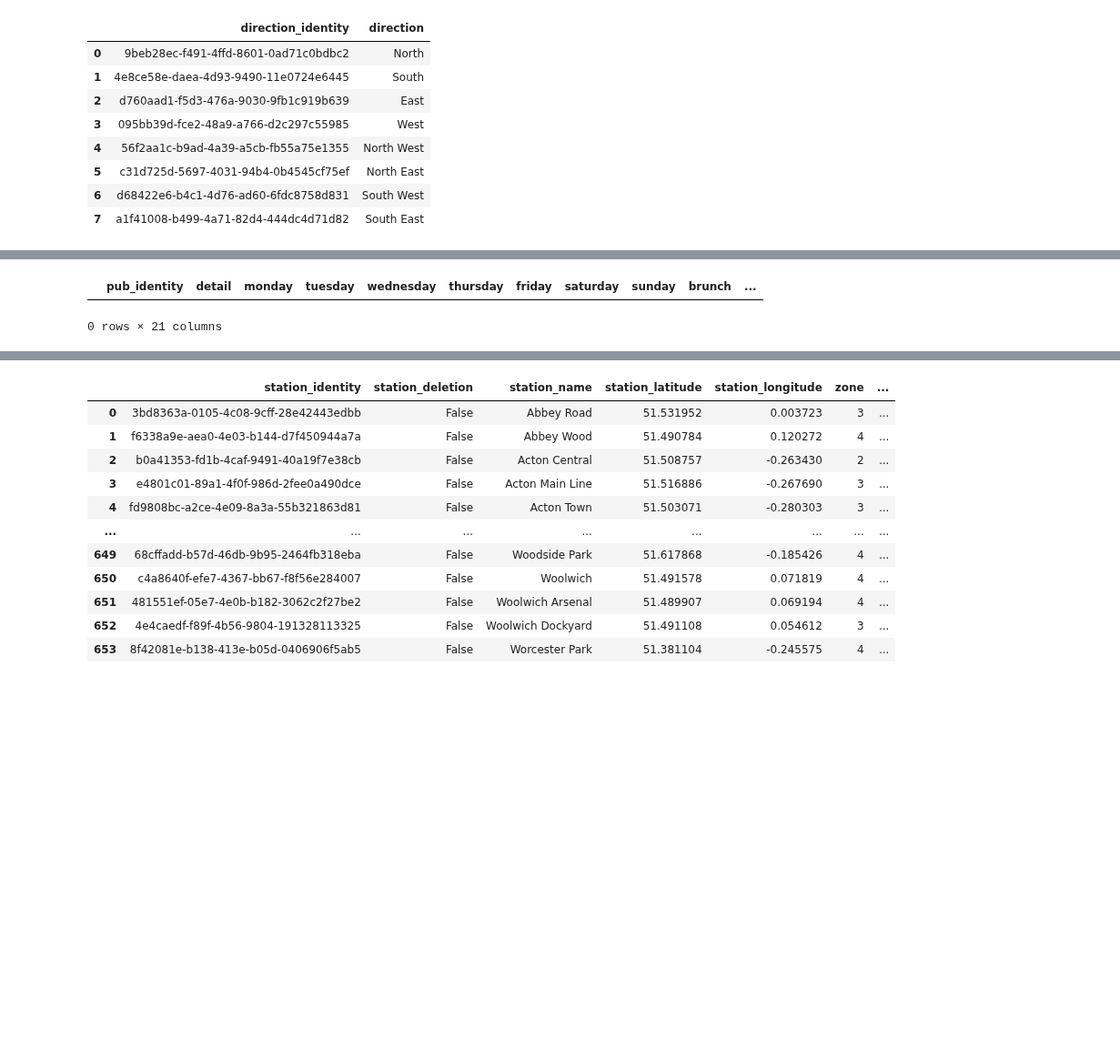
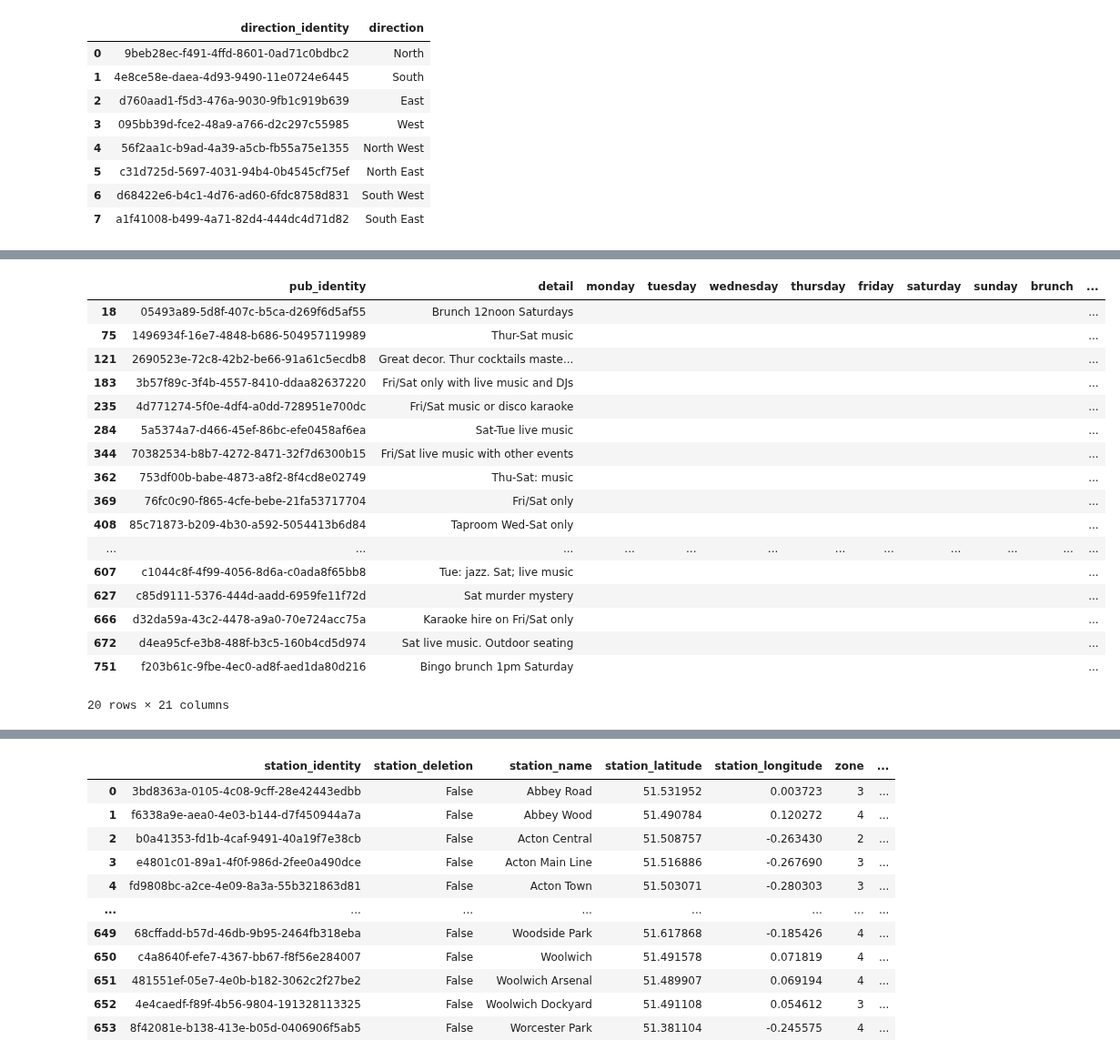
Before and after one commit to cartsmate/thepubcrawls, a Jupyter notebook: stations_edit.ipynb, the cells around one changed output, grey strips where cells are left out. Shown at 91% size. Saved outputs shown, nothing was run; the diff lists cells and outputs as text; code cells hidden in the pictures; blank space fills up the shorter version.

```diff
--- a/stations_edit.ipynb
+++ b/stations_edit.ipynb
@@ -163,15 +136,58 @@ df2.shape[0]
-# %%
-import os
-import uuid
-import pandas as pd
-cwd = os.getcwd()
-df = pd.read_csv(cwd + '/files/diary.csv')
-df = df.fillna('')
-# df = df.drop('live', axis=1)
-df2 = df[df['detail'].str.contains("Sun")]
-df2.head(1)
-# df2
-# %% [output]
-|  | pub_identity | detail | monday | tuesday | wednesday | thursday | friday | saturday | sunday | brunch | ... |
-0 rows × 21 columns
+# %%
+import os
+import uuid
+import pandas as pd
+cwd = os.getcwd()
+df = pd.read_csv(cwd + '/files/pubs.csv')
+df2 = df.loc[df['rank'] == '1.0']
+df2.shape[0]
+# df['direction'] = ""
+# df.loc[df['postcode'].str[:1] == 'N', 'direction'] = "North"
+# df.loc[df['postcode'].str[:1] == 'S', 'direction'] = "South"
+# df.loc[df['postcode'].str[:1] == 'E', 'direction'] = "East"
+# df.loc[df['postcode'].str[:1] == 'W', 'direction'] = "West"
+
+# df['col'].str.slice(0, 9)
+# df.loc[df['postcode'].str[:2].isin(['WC','EC']), 'direction'] = "Central"
+# df2 = df.loc[df['postcode'].str[:1] == 'N']
+# # df3 = df2.loc[~df2['postcode'].str[:2].isin(['W1','W2','W3','W4','W5','W6','W7','W8','W9','WC'])]
+# # df3 = df2.loc[~df2['postcode'].str[:2].isin(['E1','E2','E3','E4','E5','E6','E7','E8','E9','EC'])]
+# df3 = df2.loc[~df2['postcode'].str[:2].isin(['N1','N2','N3','N4','N5','N6','N7','N8','N9'])]
+# df3
+
+# df_new = pd.DataFrame({'direction_identity':uuid.uuid4(), 'direction_name':'Central', 'direction_deletion': False }, index=[0])
+# df2 = pd.concat([df_new, df], ignore_index=True)
+# df2
+
+import os
+import uuid
+import pandas as pd
+cwd = os.getcwd()
+df = pd.read_csv(cwd + '/files/diary.csv')
+df = df.fillna('')
+# df = df.drop('live', axis=1)
+# df2 = df[(df['detail'] != '') & (df['detail'] != 'TBC') & (df['detail'] != 'Outdoor seating')]
+df2 = df[df['detail'].str.contains("Sat")]
+# df2 = df[df['entertain'] != '']
+# df2.head(1)
+df2
+# %% [output]
+|  | pub_identity | detail | monday | tuesday | wednesday | thursday | friday | saturday | sunday | brunch | ... |
+| 18 | 05493a89-5d8f-407c-b5ca-d269f6d5af55 | Brunch 12noon Saturdays |  |  |  |  |  |  |  |  | ... |
+| 75 | 1496934f-16e7-4848-b686-504957119989 | Thur-Sat music |  |  |  |  |  |  |  |  | ... |
+| 121 | 2690523e-72c8-42b2-be66-91a61c5ecdb8 | Great decor. Thur cocktails maste... |  |  |  |  |  |  |  |  | ... |
+| 183 | 3b57f89c-3f4b-4557-8410-ddaa82637220 | Fri/Sat only with live music and DJs |  |  |  |  |  |  |  |  | ... |
+| 235 | 4d771274-5f0e-4df4-a0dd-728951e700dc | Fri/Sat music or disco karaoke |  |  |  |  |  |  |  |  | ... |
+| 284 | 5a5374a7-d466-45ef-86bc-efe0458af6ea | Sat-Tue live music |  |  |  |  |  |  |  |  | ... |
+| 344 | 70382534-b8b7-4272-8471-32f7d6300b15 | Fri/Sat live music with other events |  |  |  |  |  |  |  |  | ... |
+| 362 | 753df00b-babe-4873-a8f2-8f4cd8e02749 | Thu-Sat: music |  |  |  |  |  |  |  |  | ... |
+| 369 | 76fc0c90-f865-4cfe-bebe-21fa53717704 | Fri/Sat only |  |  |  |  |  |  |  |  | ... |
+| 408 | 85c71873-b209-4b30-a592-5054413b6d84 | Taproom Wed-Sat only |  |  |  |  |  |  |  |  | ... |
+| ... | ... | ... | ... | ... | ... | ... | ... | ... | ... | ... | ... |
+| 607 | c1044c8f-4f99-4056-8d6a-c0ada8f65bb8 | Tue: jazz. Sat; live music |  |  |  |  |  |  |  |  | ... |
+| 627 | c85d9111-5376-444d-aadd-6959fe11f72d | Sat murder mystery |  |  |  |  |  |  |  |  | ... |
+| 666 | d32da59a-43c2-4478-a9a0-70e724acc75a | Karaoke hire on Fri/Sat only |  |  |  |  |  |  |  |  | ... |
+| 672 | d4ea95cf-e3b8-488f-b3c5-160b4cd5d974 | Sat live music. Outdoor seating |  |  |  |  |  |  |  |  | ... |
+| 751 | f203b61c-9fbe-4ec0-ad8f-aed1da80d216 | Bingo brunch 1pm Saturday |  |  |  |  |  |  |  |  | ... |
+20 rows × 21 columns
 # %%
```
Also changed, not shown: parts of 2 cells of this notebook, 2 other files.
